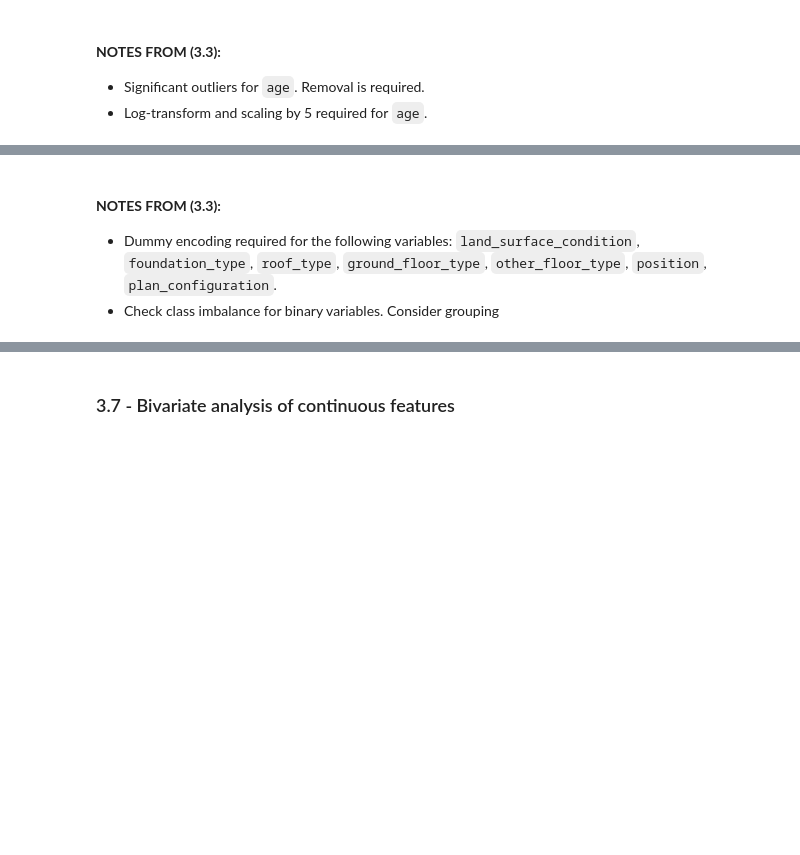
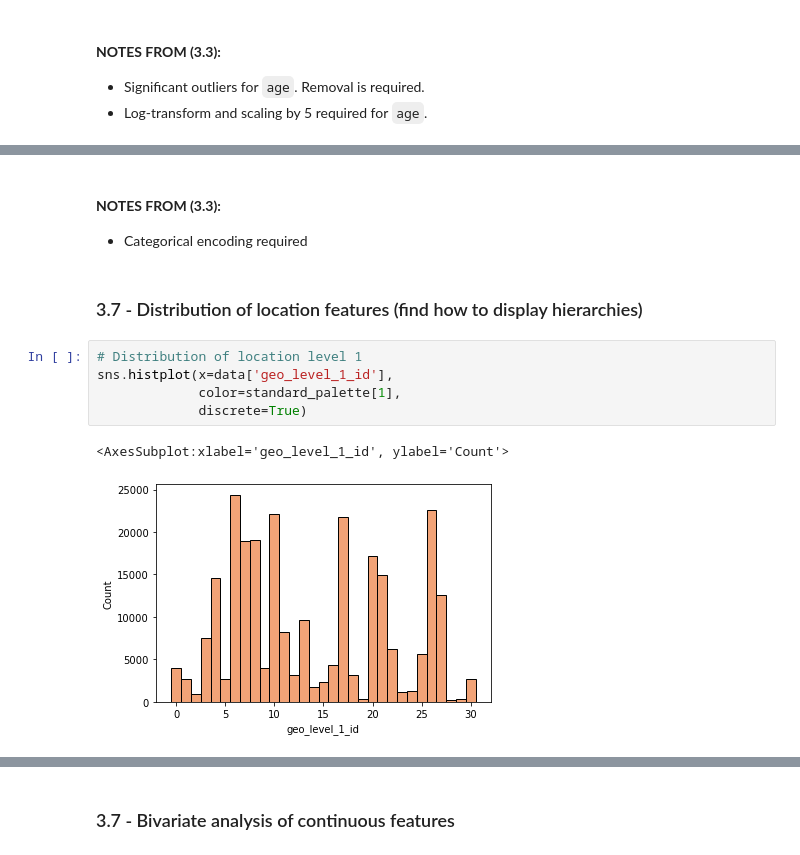
Before and after one commit to patohdzs/datadventures, a Jupyter notebook: shakes-and-quakes/earthquakes.ipynb, the cells around one changed output, grey strips where cells are left out. Cells and saved outputs as stored; diff of their text form; blank space fills up the shorter version.

```diff
--- a/shakes-and-quakes/earthquakes.ipynb
+++ b/shakes-and-quakes/earthquakes.ipynb
@@ -345,5 +337,14 @@ plt.tight_layout()
-# %% [markdown]
-
-#### **NOTES FROM (3.3):**
-* Dummy encoding required for the following variables: `land_surface_condition`, `foundation_type`, `roof_type`, `ground_floor_type`, `other_floor_type`, `position`, `plan_configuration`.
-* Check class imbalance for binary variables. Consider grouping
+# %% [markdown]
+
+#### **NOTES FROM (3.3):**
+* Categorical encoding required
+# %% [markdown]
+### 3.7 - Distribution of location features (find how to display hierarchies)
+# %%
+# Distribution of location level 1
+sns.histplot(x=data['geo_level_1_id'],
+             color=standard_palette[1],
+             discrete=True)
+# %% [output]
+<AxesSubplot:xlabel='geo_level_1_id', ylabel='Count'>
+[figure, added]
```
Also changed, not shown: parts of 32 cells of this notebook, 10 other files.
